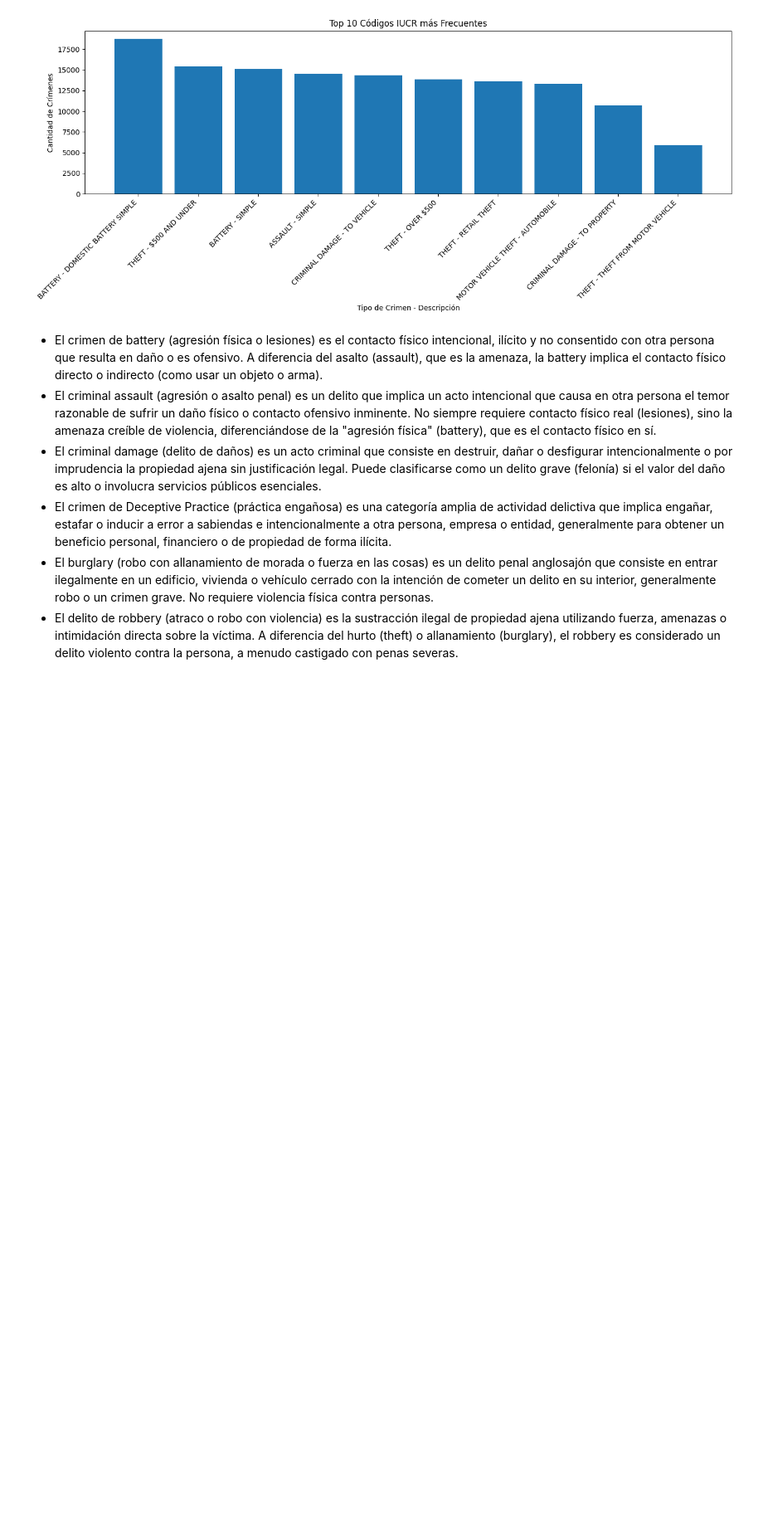
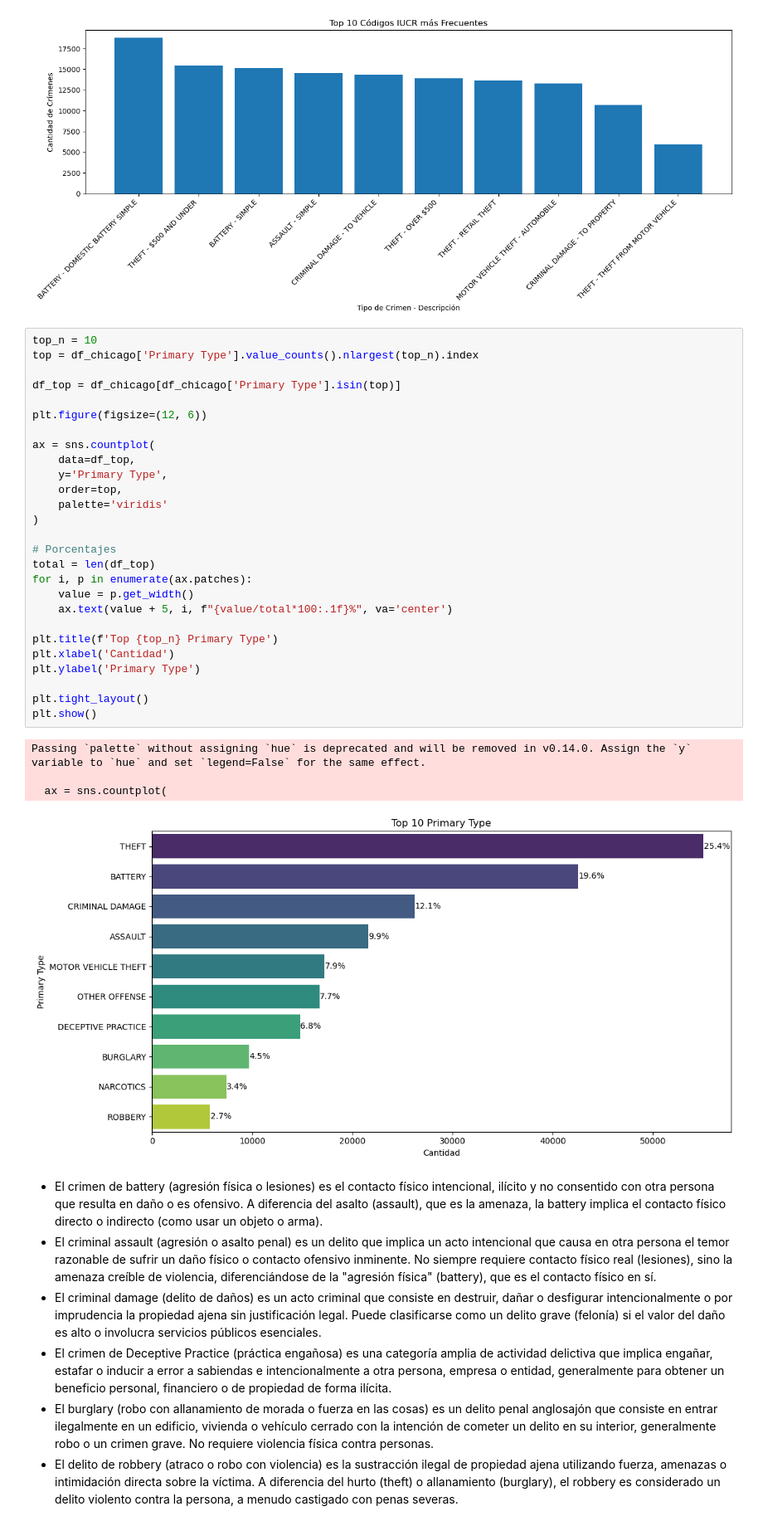
Before and after one commit to francomor/ceia-analisis-de-datos-tp-final, a Jupyter notebook: 1.tp_final_eda_fran.ipynb, the cells around one changed output. Shown at 83% size. Drawn from its saved outputs; the diff is of its cells as text; blank space fills up the shorter version.

```diff
--- a/1.tp_final_eda_fran.ipynb
+++ b/1.tp_final_eda_fran.ipynb
@@ -263,6 +270,38 @@ plt.tight_layout()
 plt.show()
 # %% [output]
 [figure]
+# %%
+top_n = 10
+top = df_chicago['Primary Type'].value_counts().nlargest(top_n).index
+
+df_top = df_chicago[df_chicago['Primary Type'].isin(top)]
+
+plt.figure(figsize=(12, 6))
+
+ax = sns.countplot(
+    data=df_top,
+    y='Primary Type',
+    order=top,
+    palette='viridis'
+)
+
+# Porcentajes
+total = len(df_top)
+for i, p in enumerate(ax.patches):
+    value = p.get_width()
+    ax.text(value + 5, i, f"{value/total*100:.1f}%", va='center')
+
+plt.title(f'Top {top_n} Primary Type')
+plt.xlabel('Cantidad')
+plt.ylabel('Primary Type')
+
+plt.tight_layout()
+plt.show()
+# %% [output]
+Passing `palette` without assigning `hue` is deprecated and will be removed in v0.14.0. Assign the `y` variable to `hue` and set `legend=False` for the same effect.
+
+  ax = sns.countplot(
+[figure, added]
 # %% [markdown]
 * El crimen de battery (agresión física o lesiones) es el contacto físico intencional, ilícito y no consentido con otra persona que resulta en daño o es ofensivo. A diferencia del asalto (assault), que es la amenaza, la battery implica el contacto físico directo o indirecto (como usar un objeto o arma).
 * El criminal assault (agresión o asalto penal) es un delito que implica un acto intencional que causa en otra persona el temor razonable de sufrir un daño físico o contacto ofensivo inminente. No siempre requiere contacto físico real (lesiones), sino la amenaza creíble de violencia, diferenciándose de la "agresión física" (battery), que es el contacto físico en sí.
```
Also changed, not shown: parts of 10 cells of this notebook.
